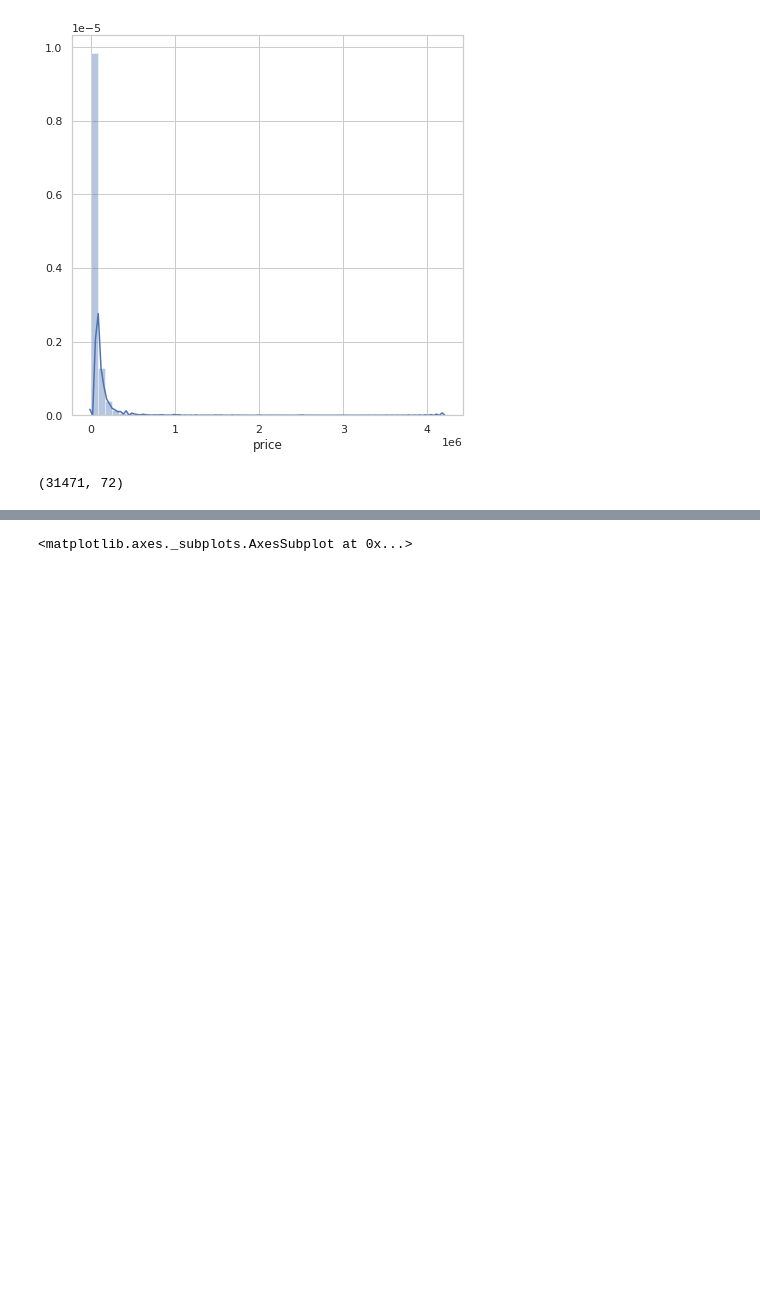
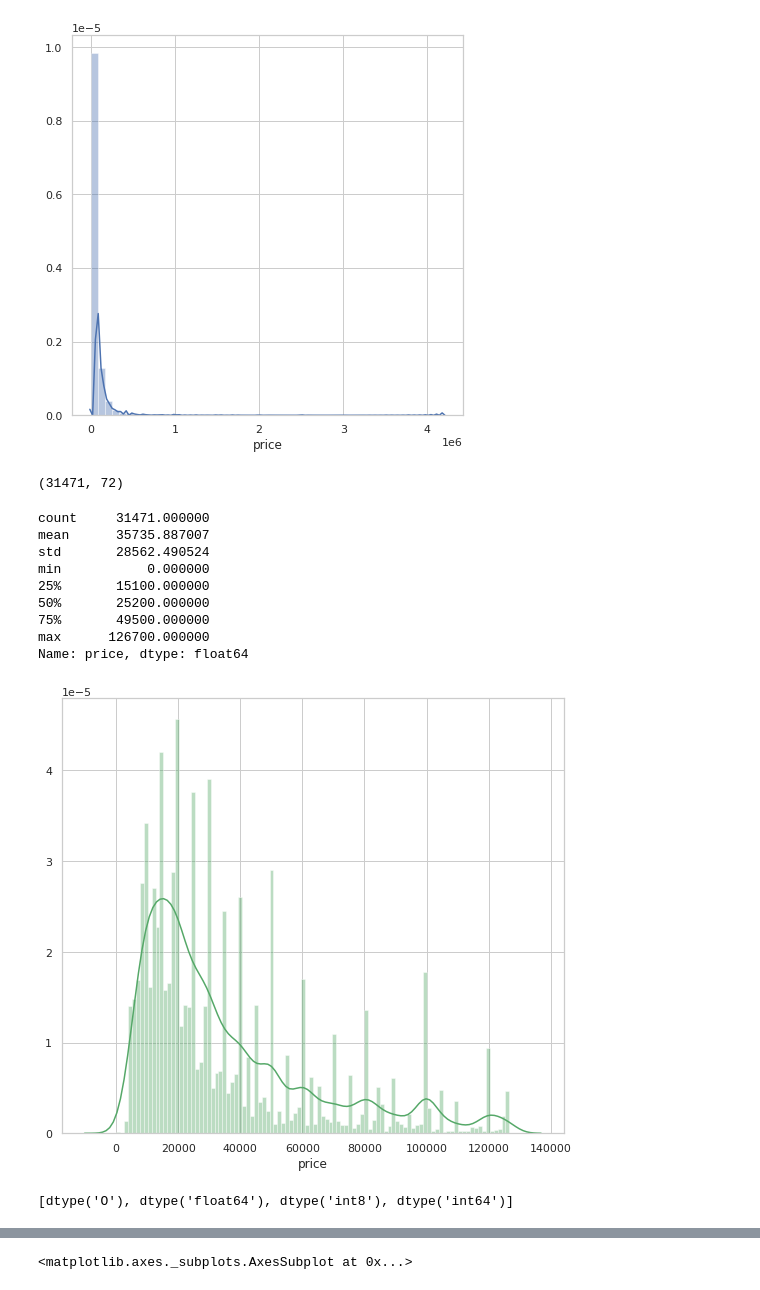
Before and after one commit to danielfranconeto/ml, a Jupyter notebook: Airbnb.ipynb, the cells around one changed output, grey strips where cells are left out. Drawn from its saved outputs; the diff is of its cells as text; code cells hidden in the pictures; blank space fills up the shorter version.

```diff
--- a/Airbnb.ipynb
+++ b/Airbnb.ipynb
@@ -139,3 +139,22 @@ ds = ds[~((ds["price"] < IF) | (ds["price"] > OF))]
 ds.shape
 # %% [output]
 (31471, 72)
+# %%
+print(ds['price'].describe())
+plt.figure(figsize=(9, 8))
+sns.distplot(ds['price'], color='g', bins=100, hist_kws={'alpha': 0.4});
+# %% [output]
+count     31471.000000
+mean      35735.887007
+std       28562.490524
+min           0.000000
+25%       15100.000000
+50%       25200.000000
+75%       49500.000000
+max      126700.000000
+Name: price, dtype: float64
+[figure, added]
+# %%
+list(set(ds.dtypes.tolist()))
+# %% [output]
+[dtype('O'), dtype('float64'), dtype('int8'), dtype('int64')]
```
Also changed, not shown: parts of 23 cells of this notebook, 2 other files.
